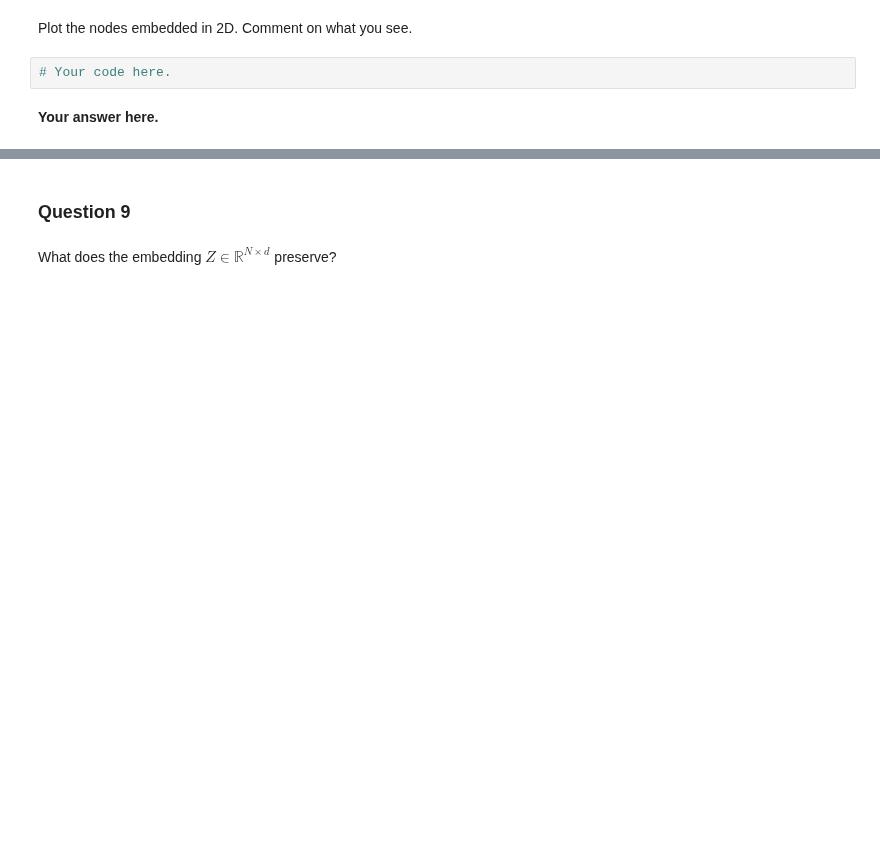
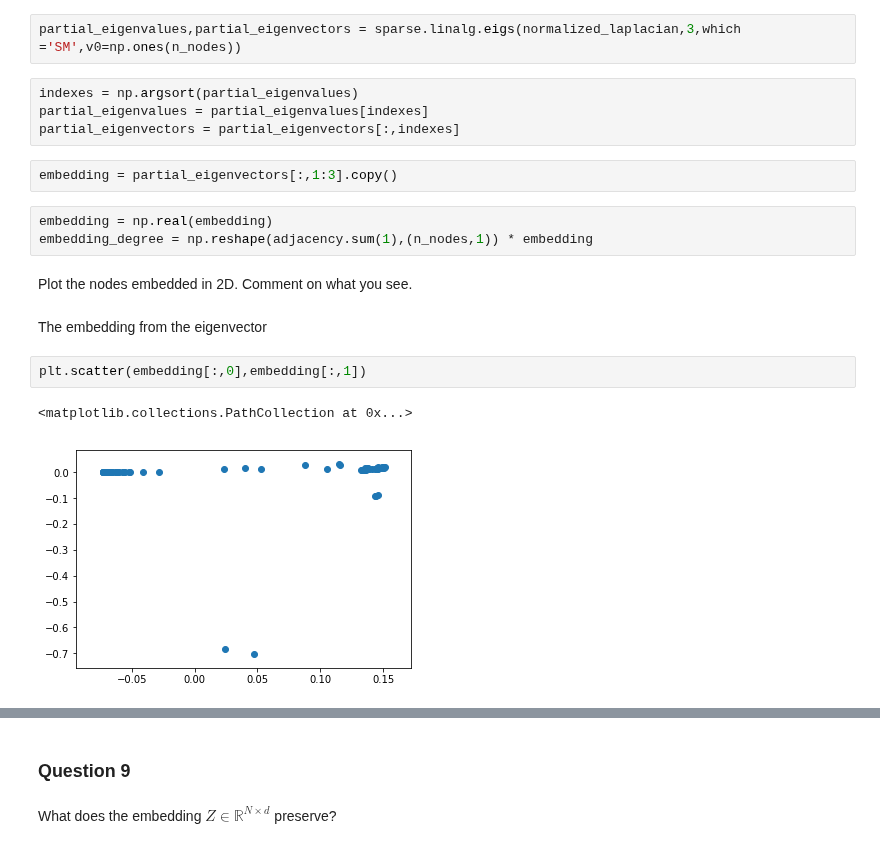
Before and after one commit to lkiel/US-Senators, a Jupyter notebook: milestones/3_spectral_graph_theory.ipynb, the cells around one changed output, grey strips where cells are left out. Drawn from its saved outputs; the diff is of its cells as text; blank space fills up the shorter version.

```diff
--- a/milestones/3_spectral_graph_theory.ipynb
+++ b/milestones/3_spectral_graph_theory.ipynb
@@ -185,6 +255,20 @@ A partial eigendecomposition scales as $\Omega(k |\mathcal{E}|$), while a comple
+# %%
+partial_eigenvalues,partial_eigenvectors = sparse.linalg.eigs(normalized_laplacian,3,which ='SM',v0=np.ones(n_nodes))
+# %%
+indexes = np.argsort(partial_eigenvalues)
+partial_eigenvalues = partial_eigenvalues[indexes]
+partial_eigenvectors = partial_eigenvectors[:,indexes]
+# %%
+embedding = partial_eigenvectors[:,1:3].copy()
+# %%
+embedding = np.real(embedding)
+embedding_degree = np.reshape(adjacency.sum(1),(n_nodes,1)) * embedding
 # %% [markdown]
 Plot the nodes embedded in 2D. Comment on what you see.
-# %%
-# Your code here.
-# %% [markdown]
-**Your answer here.**
+# %% [markdown]
+The embedding from the eigenvector
+# %%
+plt.scatter(embedding[:,0],embedding[:,1])
+# %% [output]
+<matplotlib.collections.PathCollection at 0x...>
+[figure, added]
```
Also changed, not shown: parts of 37 cells of this notebook.
